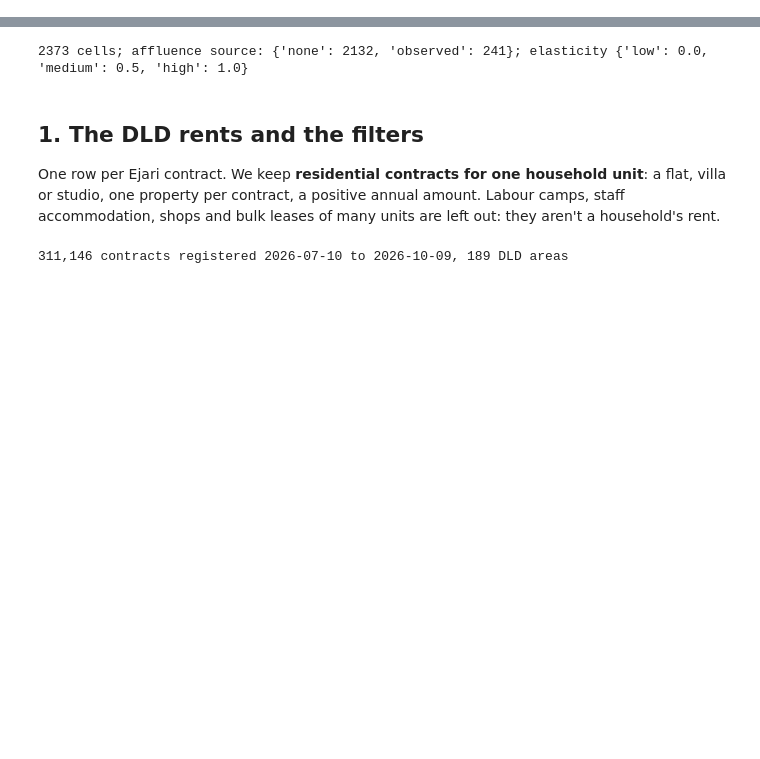
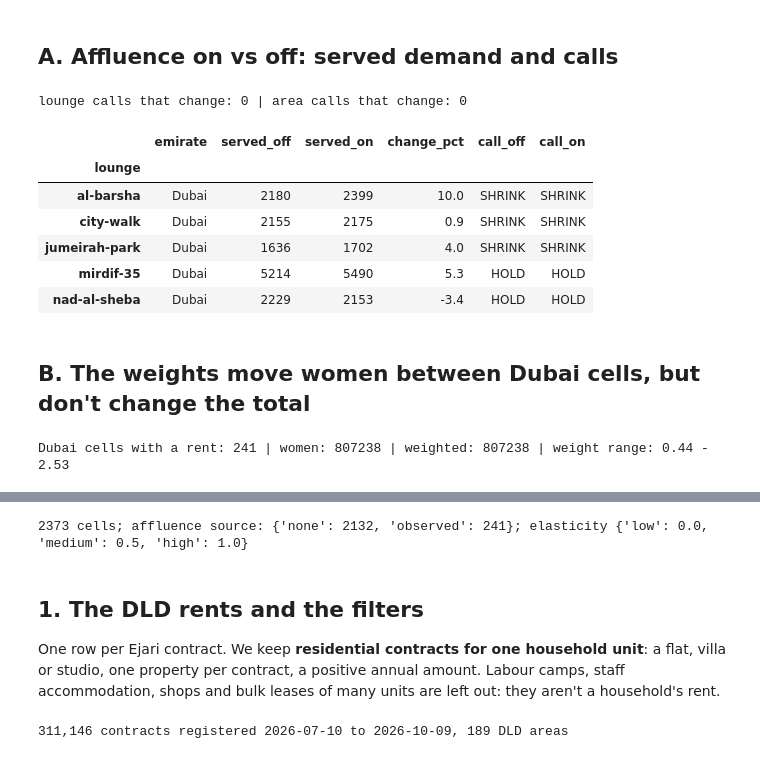
Before and after one commit to thenomadlad/2pz-ai-case-study, a Jupyter notebook: notebooks/features/affluence.ipynb, the cells around one changed output, grey strips where cells are left out. Drawn from its saved outputs; the diff is of its cells as text; code cells hidden in the pictures; blank space fills up the shorter version.

```diff
--- a/notebooks/affluence.ipynb
+++ b/notebooks/features/affluence.ipynb
@@ -23,0 +28,33 @@ Sources: `data/seed/v3/SOURCES.md`, "Affluence".
+# %% [markdown]
+## A. Affluence on vs off: served demand and calls
+# %%
+off, on = run(), run(levels=Levels(affluence="medium"))
+fo, fn = {f.branch_id: f for f in off.features}, {f.branch_id: f for f in on.features}
+do, dn = {d.branch_id: d.action for d in off.decisions}, {d.branch_id: d.action for d in on.decisions}
+t = pd.DataFrame([dict(lounge=b, emirate=fo[b].emirate, served_off=round(fo[b].served_women or 0), served_on=round(fn[b].served_women or 0),
+                       change_pct=round(100 * ((fn[b].served_women or 0) / (fo[b].served_women or 1) - 1), 1), call_off=do[b], call_on=dn[b])
+                  for b in fo if not fo[b].not_scored]).set_index("lounge")
+ao, an = {d.area_id: d.action for d in off.area_decisions}, {d.area_id: d.action for d in on.area_decisions}
+print("lounge calls that change:", int((t.call_off != t.call_on).sum()),
+      "| area calls that change:", sum(ao[k] != an.get(k) for k in ao))
+t[t.emirate == "Dubai"]
+# %% [output]
+lounge calls that change: 0 | area calls that change: 0
+|  | emirate | served_off | served_on | change_pct | call_off | call_on |
+| lounge |  |  |  |  |  |  |
+| al-barsha | Dubai | 2180 | 2399 | 10.0 | SHRINK | SHRINK |
+| city-walk | Dubai | 2155 | 2175 | 0.9 | SHRINK | SHRINK |
+| jumeirah-park | Dubai | 1636 | 1702 | 4.0 | SHRINK | SHRINK |
+| mirdif-35 | Dubai | 5214 | 5490 | 5.3 | HOLD | HOLD |
+| nad-al-sheba | Dubai | 2229 | 2153 | -3.4 | HOLD | HOLD |
+# %% [markdown]
+## B. The weights move women between Dubai cells, but don't change the total
+# %%
+v3 = load_v3(); c = v3.cells
+w = women_15plus(c, v3.emirates, 0.055)
+aw = w * affluence_weight(c.rent_observed, w, 0.5)
+obs = c.rent_observed.notna() & (w > 0)
+print("Dubai cells with a rent:", int(obs.sum()), "| women:", round(w[obs].sum()), "| weighted:", round(aw[obs].sum()),
+      "| weight range:", round((aw[obs] / w[obs]).min(), 2), "-", round((aw[obs] / w[obs]).max(), 2))
+# %% [output]
+Dubai cells with a rent: 241 | women: 807238 | weighted: 807238 | weight range: 0.44 - 2.53
```
Also changed, not shown: parts of 10 cells of this notebook, 13 other files.
